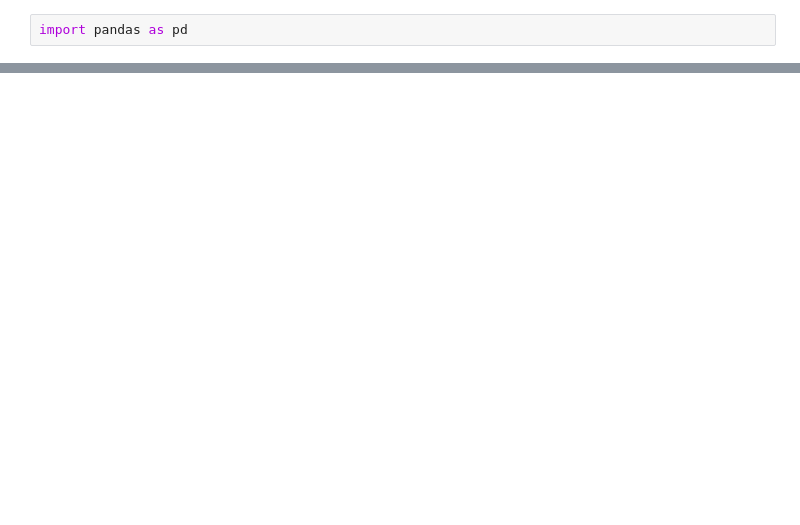
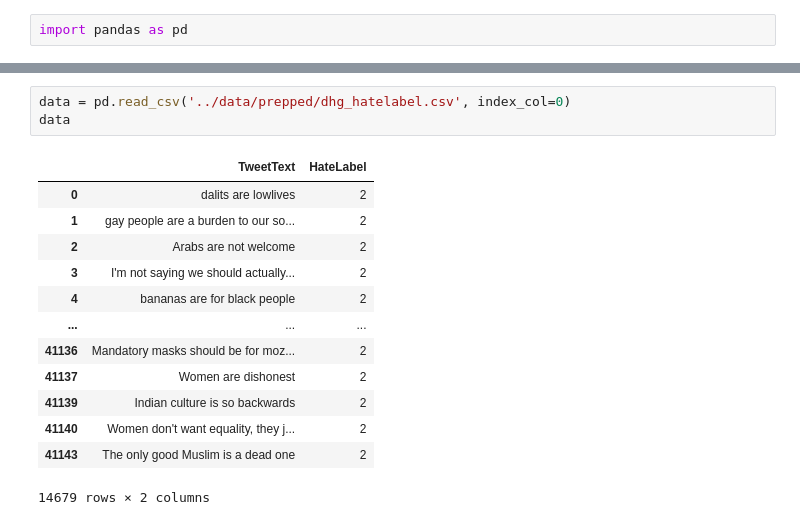
Before and after one commit to srtsanti/HateScan_LeWagon, a Jupyter notebook: Notebooks/DGH Dataset Exp.ipynb, the cells around one changed output, grey strips where cells are left out. Drawn from its saved outputs; the diff is of its cells as text; blank space fills up the shorter version.

```diff
--- a/Notebooks/DGH Dataset Exp.ipynb
+++ b/Notebooks/DGH Dataset Exp.ipynb
@@ -30,0 +232,17 @@ df
+# %%
+data = pd.read_csv('../data/prepped/dhg_hatelabel.csv', index_col=0)
+data
+# %% [output]
+|  | TweetText | HateLabel |
+| 0 | dalits are lowlives | 2 |
+| 1 | gay people are a burden to our so... | 2 |
+| 2 | Arabs are not welcome | 2 |
+| 3 | I'm not saying we should actually... | 2 |
+| 4 | bananas are for black people | 2 |
+| ... | ... | ... |
+| 41136 | Mandatory masks should be for moz... | 2 |
+| 41137 | Women are dishonest | 2 |
+| 41139 | Indian culture is so backwards | 2 |
+| 41140 | Women don't want equality, they j... | 2 |
+| 41143 | The only good Muslim is a dead one | 2 |
+14679 rows × 2 columns
```
Also changed, not shown: parts of 24 cells of this notebook, 5 other files.
